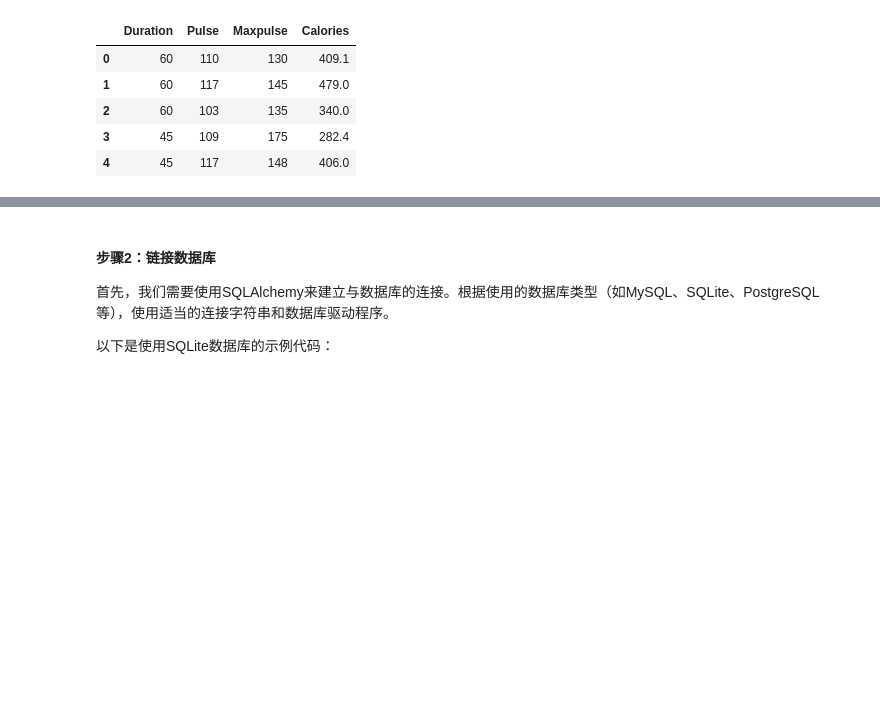
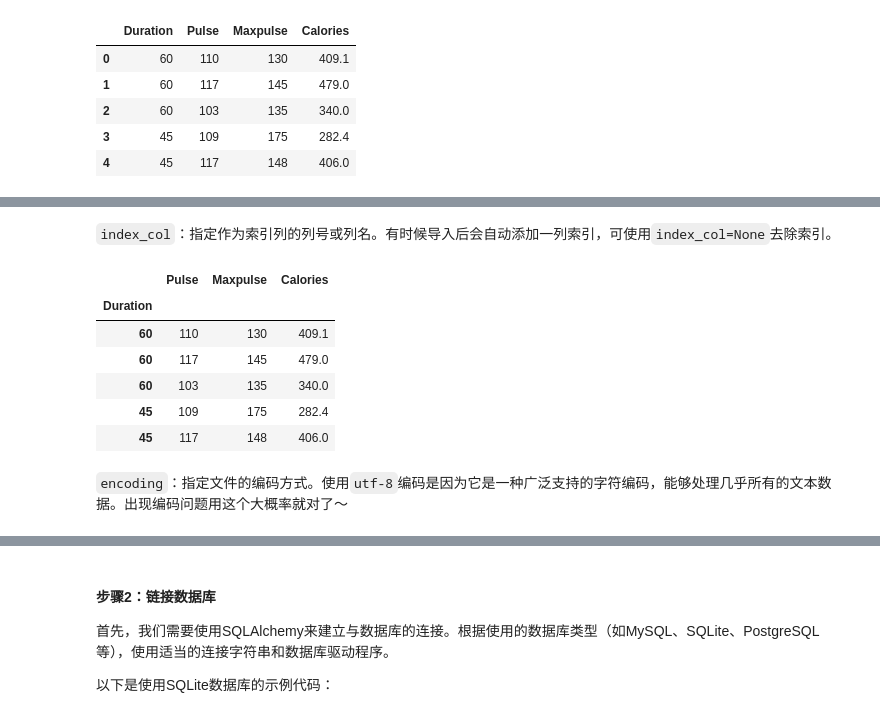
Before and after one commit to jackkkchen/python-book, a Jupyter notebook: 导入&导出数据.ipynb, the cells around one changed output, grey strips where cells are left out. Saved outputs shown, nothing was run; the diff lists cells and outputs as text; code cells hidden in the pictures; blank space fills up the shorter version.

```diff
--- a/导入&导出数据.ipynb
+++ b/导入&导出数据.ipynb
@@ -57,0 +187,15 @@ df.head()
+# %% [markdown]
+`index_col`：指定作为索引列的列号或列名。有时候导入后会自动添加一列索引，可使用`index_col=None`去除索引。
+# %%
+df2 = pd.read_csv('./example_data/data.csv', index_col="Duration")
+df2.head()
+# %% [output]
+|  | Pulse | Maxpulse | Calories |
+| Duration |  |  |  |
+| 60 | 110 | 130 | 409.1 |
+| 60 | 117 | 145 | 479.0 |
+| 60 | 103 | 135 | 340.0 |
+| 45 | 109 | 175 | 282.4 |
+| 45 | 117 | 148 | 406.0 |
+# %% [markdown]
+`encoding`：指定文件的编码方式。使用`utf-8`编码是因为它是一种广泛支持的字符编码，能够处理几乎所有的文本数据。出现编码问题用这个大概率就对了～
```
Also changed, not shown: parts of 21 cells of this notebook, 12 other files.
